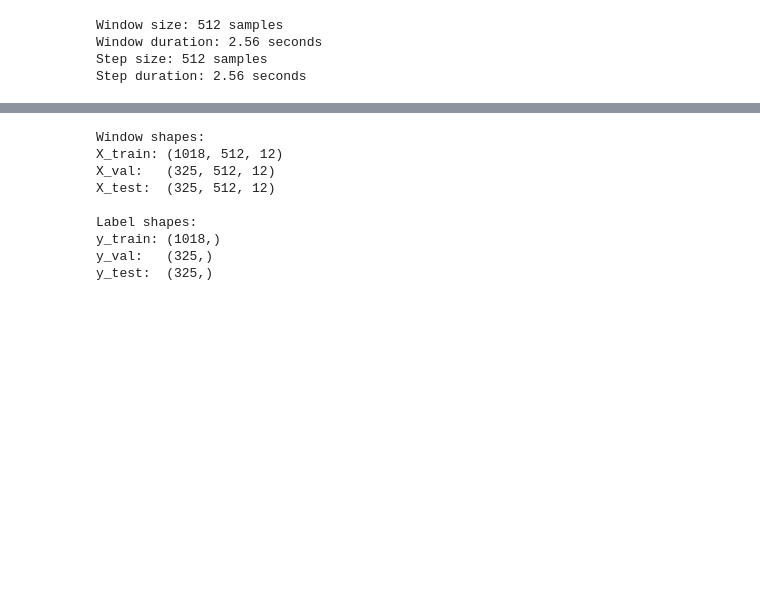
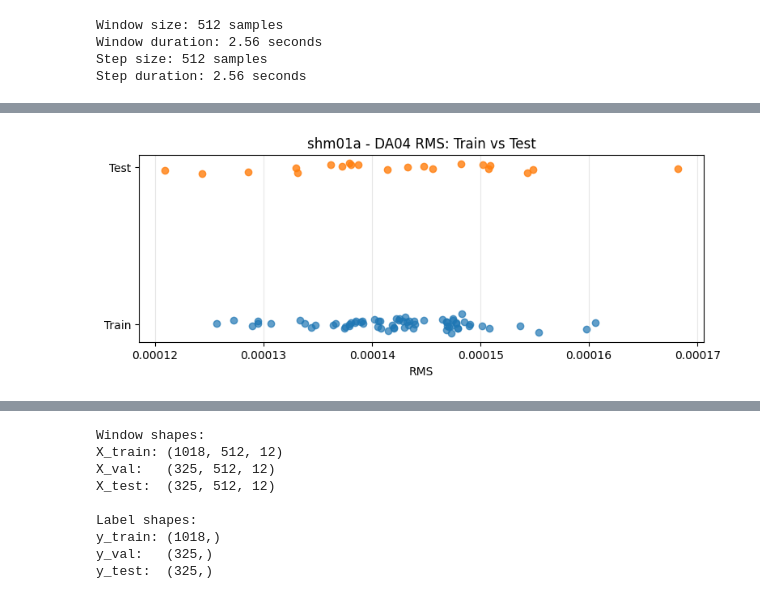
Before and after one commit to SamiraKheradmand/IASC-ASCE-Transformer-SHM, a Jupyter notebook: notebooks/02_split_methods/chronological/Chronological_transformer_highpass_audit.ipynb.ipynb, the cells around one changed output, grey strips where cells are left out. Cells and saved outputs as stored; diff of their text form; code cells hidden in the pictures; blank space fills up the shorter version.

```diff
--- a/notebooks/02_split_methods/chronological/Chronological_transformer_highpass_audit.ipynb.ipynb
+++ b/notebooks/02_split_methods/chronological/Chronological_transformer_highpass_audit.ipynb.ipynb
@@ -483,0 +1341,25 @@ X_test, y_test, test_meta_df = make_windows(test_norm)
+# %%
+# ============================================================
+# Similarity Audit 2E: Point distribution
+# shm01a - DA04 RMS
+# ============================================================
+
+plt.figure(figsize=(9, 3))
+
+# Small vertical jitter only for visibility
+rng = np.random.default_rng(42)
+
+train_y = rng.normal(0, 0.03, len(train_values))
+test_y = rng.normal(1, 0.03, len(test_values))
+
+plt.scatter(train_values,train_y,alpha=0.7,label="Train", color="tab:blue")
+plt.scatter(test_values,test_y,alpha=0.8,label="Test",color="tab:orange")
+
+plt.yticks([0, 1], ["Train", "Test"])
+plt.xlabel("RMS")
+plt.title("shm01a - DA04 RMS: Train vs Test")
+
+plt.grid(axis="x", alpha=0.3)
+plt.show()
+# %% [output]
+[figure, added]
```
Also changed, not shown: parts of 55 cells of this notebook.
